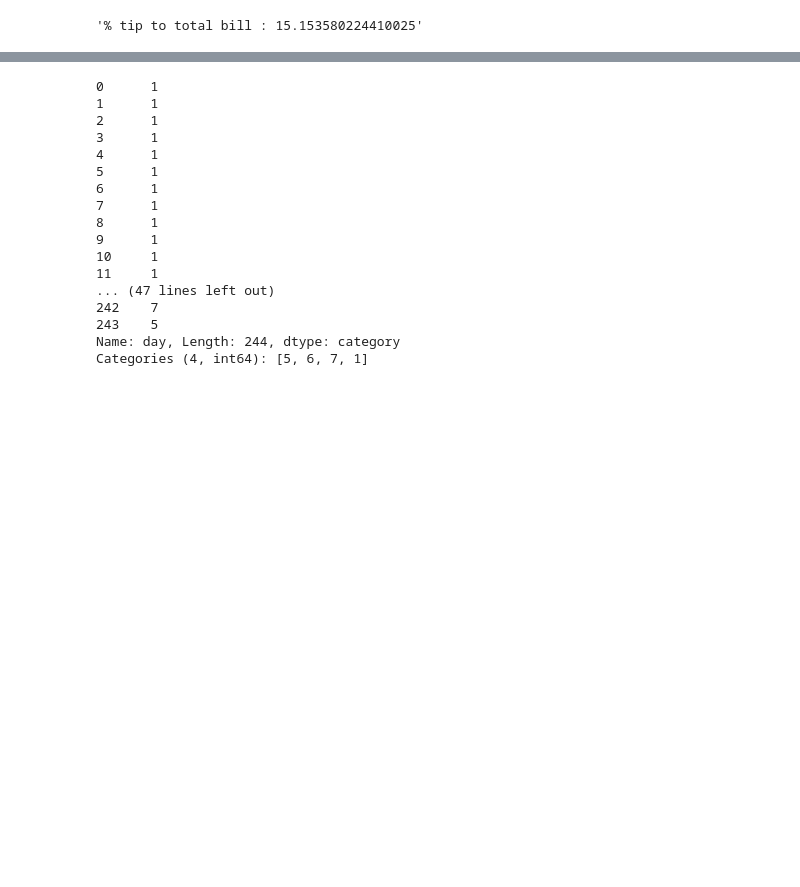
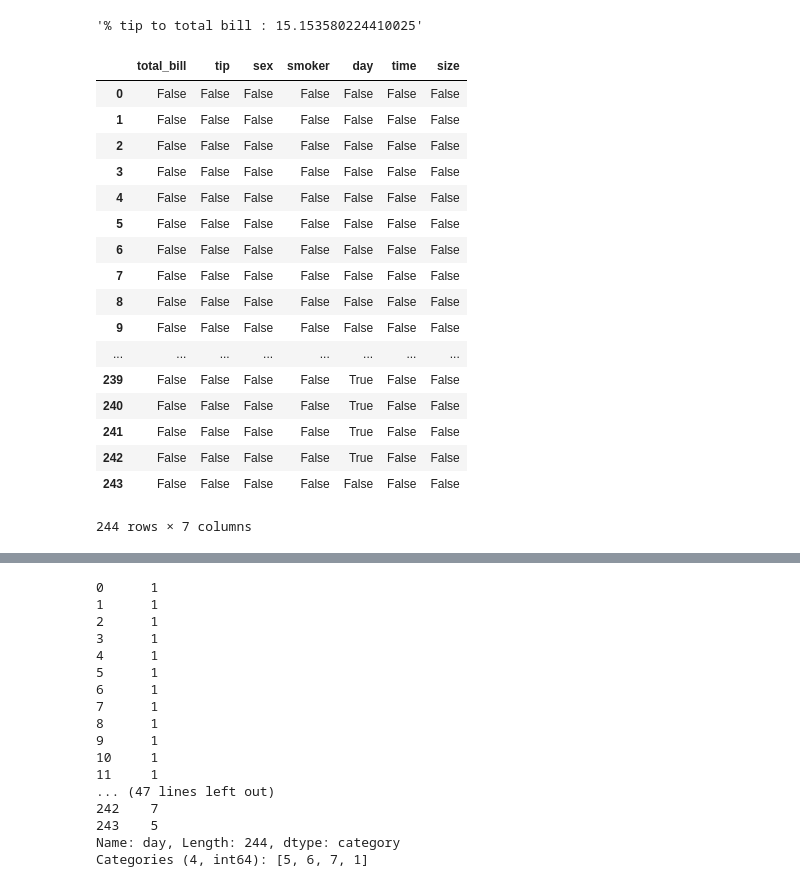
Before and after one commit to srikanthpragada/DS_01_OCT_2019, a Jupyter notebook: tips.ipynb, the cells around one changed output, grey strips where cells are left out. Drawn from its saved outputs; the diff is of its cells as text; code cells hidden in the pictures; blank space fills up the shorter version.

```diff
--- a/tips.ipynb
+++ b/tips.ipynb
@@ -101,3 +118,24 @@ df.describe(include='all')
 f"% tip to total bill : {df.tip.sum()/df.total_bill.sum() * 100}"
 # %% [output]
 '% tip to total bill : 15.153580224410025'
+# %%
+df.isin(['Fri','Sat'])
+# %% [output]
+|  | total_bill | tip | sex | smoker | day | time | size |
+| 0 | False | False | False | False | False | False | False |
+| 1 | False | False | False | False | False | False | False |
+| 2 | False | False | False | False | False | False | False |
+| 3 | False | False | False | False | False | False | False |
+| 4 | False | False | False | False | False | False | False |
+| 5 | False | False | False | False | False | False | False |
+| 6 | False | False | False | False | False | False | False |
+| 7 | False | False | False | False | False | False | False |
+| 8 | False | False | False | False | False | False | False |
+| 9 | False | False | False | False | False | False | False |
+| ... | ... | ... | ... | ... | ... | ... | ... |
+| 239 | False | False | False | False | True | False | False |
+| 240 | False | False | False | False | True | False | False |
+| 241 | False | False | False | False | True | False | False |
+| 242 | False | False | False | False | True | False | False |
+| 243 | False | False | False | False | False | False | False |
+244 rows × 7 columns
```
Also changed, not shown: parts of 28 cells of this notebook, 1 other file.
